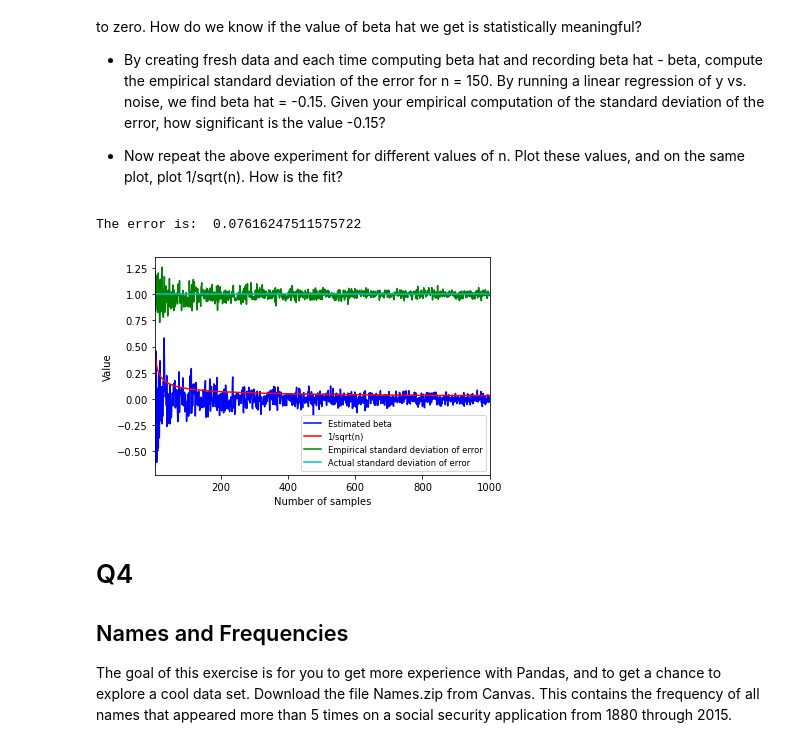
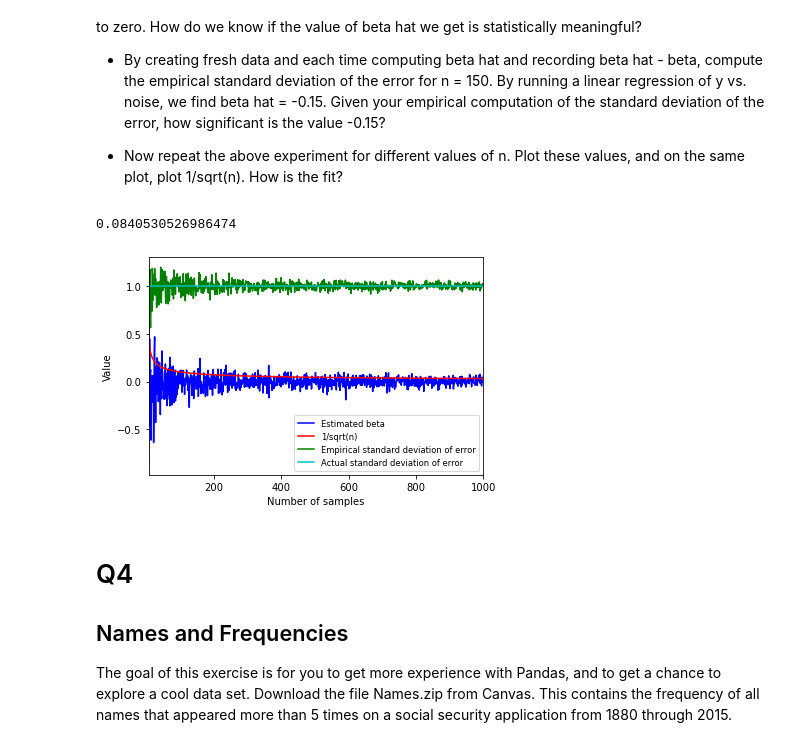
Before and after one commit to PriyadarshanPatil/EE-460J-Labs, a Jupyter notebook: Lab2/Lab_2_Patil.ipynb, the cells around one changed output. Cells and saved outputs as stored; diff of their text form; code cells hidden in the pictures.

```diff
--- a/Lab2/Lab_2_Patil.ipynb
+++ b/Lab2/Lab_2_Patil.ipynb
@@ -179,19 +187,25 @@ mu_x, sigma_x = 0, 1
 mu_e, sigma_e = 0, 1
 beta_0, beta_1 = -3, 0
 
+k=1000
+err_arr=[]
 
-Obs_x = np.random.normal(mu_x, sigma_x, n_obs)
-Obs_e = np.random.normal(mu_e, sigma_e, n_obs)
+for i in range(k):
+    Obs_x = np.random.normal(mu_x, sigma_x, n_obs)
+    Obs_e = np.random.normal(mu_e, sigma_e, n_obs)
 
-Obs_y = ([beta_0]*n_obs) + (Obs_x * beta_1) + Obs_e
-Obs_x_reshape = Obs_x.reshape((-1, 1))
+    Obs_y = ([beta_0]*n_obs) + (Obs_x * beta_1) + Obs_e
+    Obs_x_reshape = Obs_x.reshape((-1, 1))
 
-model = LinearRegression().fit(Obs_x_reshape, Obs_y)
-beta_est =  model.coef_[0]
-#print(beta)
-beta_hat = -0.15
-e_stdev = np.std(Obs_e)
-print("The error is: ",e_stdev/np.sqrt(n_obs))
+    model = LinearRegression(fit_intercept=True).fit(Obs_x_reshape, Obs_y)
+    beta_est =  model.coef_[0]
+    #print(model.intercept_)
+    #print(model.coef_)
+    beta_hat = -0.15
+    err_arr.append(beta_est-beta_hat)
+#e_stdev = np.std(Obs_e)
+#print("The error is: ",e_stdev/np.sqrt(n_obs))
+print(np.std(err_arr))
 
 beta = []
 e_stdev_array = []
@@ -202,36 +216,36 @@ for i in range(996):
     Obs_x = np.random.normal(mu_x, sigma_x, n_obs)
     Obs_e = np.random.normal(mu_e, sigma_e, n_obs)
 
     Obs_y = ([beta_0]*n_obs) + (Obs_x * beta_1) + Obs_e
     Obs_x_reshape = Obs_x.reshape((-1, 1))
 
-    model = LinearRegression().fit(Obs_x_reshape, Obs_y)
+    model = LinearRegression(fit_intercept = True).fit(Obs_x_reshape, Obs_y)
     beta_est =  model.coef_[0]
     beta.append(beta_est)
     #print(beta)
     beta_hat = -0.15
     e_stdev = np.std(Obs_e)
     e_stdev_array.append(e_stdev)
     sqrt_array.append(1/np.sqrt(n_obs))
     #print("The error is: ",e_stdev/np.sqrt(n_obs))
 
 fig, ax = plt.subplots()
 ax.set_xlabel('Number of samples')
 ax.set_ylabel('Value')
 # set the xlim
 ax.set_xlim(5, 1000)
 dim = np.arange(5, 1001,1)
 actual_stdev = [1]*996
 ax.plot(dim, beta,  "b", label="Estimated beta")
 ax.plot(dim, sqrt_array, "r", label="1/sqrt(n)")
 ax.plot(dim, e_stdev_array, "g", label="Empirical standard deviation of error")
 ax.plot(dim, actual_stdev, "c", label="Actual standard deviation of error")
 
 legend = ax.legend(loc='best', shadow=False, fontsize='small')
 plt.show()
 # %% [output]
-The error is:  0.07616247511575722
+0.0840530526986474
-[figure, old version]
+[figure, new version]
 # %% [markdown]
 # Q4
 
```
Also changed, not shown: parts of 1 cell of this notebook.
